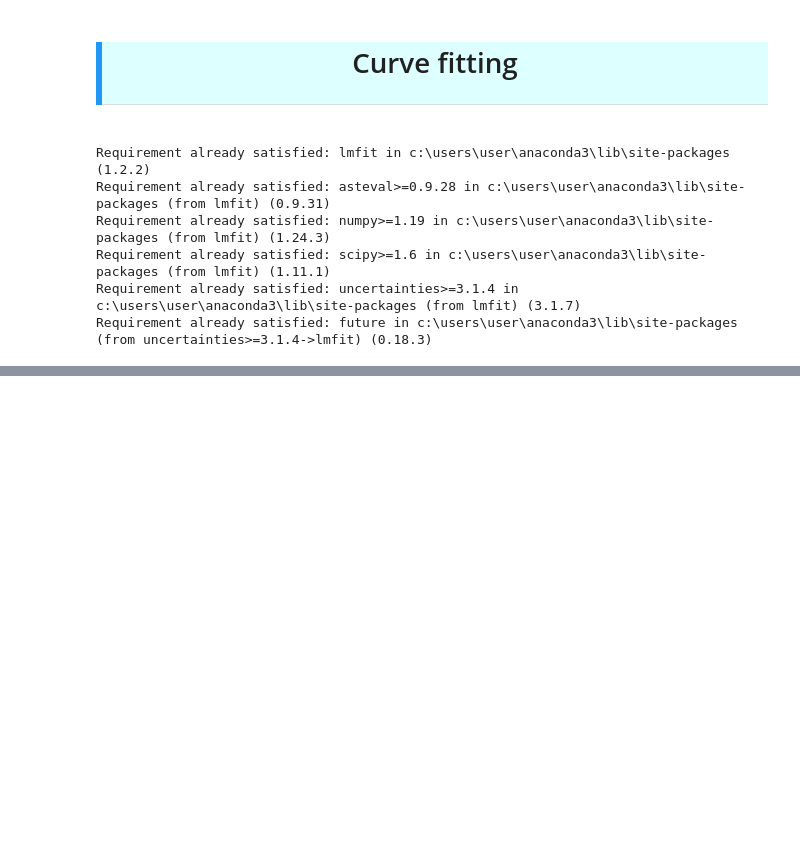
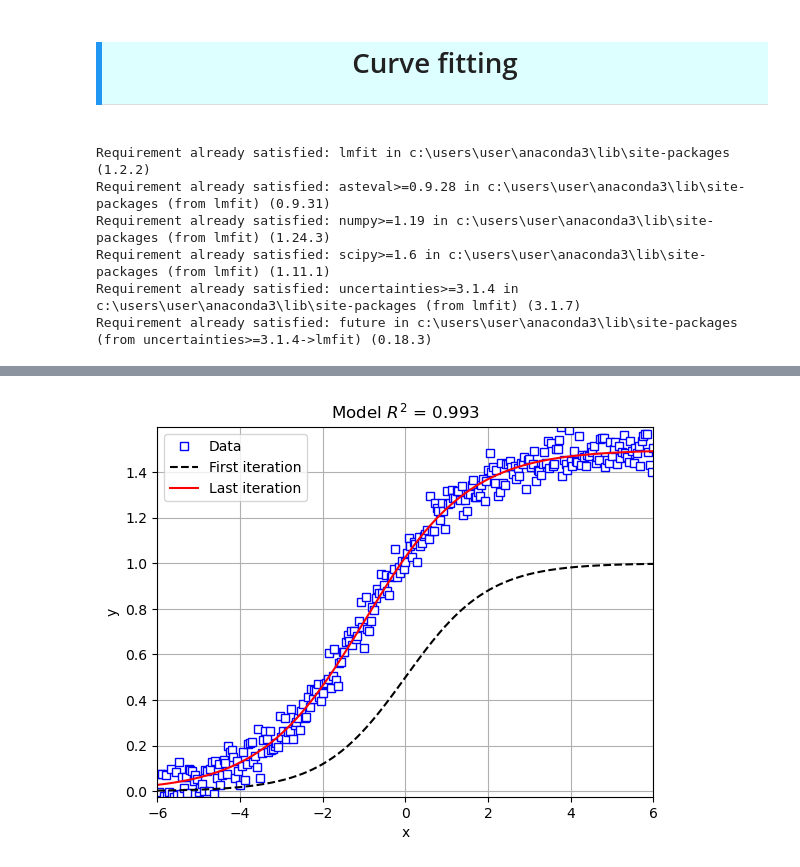
Before and after one commit to szalai-istvan/python-machine-learning, a Jupyter notebook: 02_python-scientific-projects/017_curve-fitting/curve-fitting.ipynb, the cells around one changed output, grey strips where cells are left out. Cells and saved outputs as stored; diff of their text form; code cells hidden in the pictures; blank space fills up the shorter version.

```diff
--- a/02_python-scientific-projects/017_curve-fitting/curve-fitting.ipynb
+++ b/02_python-scientific-projects/017_curve-fitting/curve-fitting.ipynb
@@ -126,0 +174,16 @@ result.plot();
+# %%
+rSquared = np.corrcoef(y, result.best_fit)[0][1]**2 # correlation between data and the model
+
+plt.plot(x, y, 'bs', markerfacecolor='w', label='Data')
+plt.plot(x, result.init_fit, 'k--', label='First iteration')
+plt.plot(x, result.best_fit, 'r', label='Last iteration')
+plt.xlim(x[[0,-1]])
+plt.ylim([np.min(y), np.max(y)])
+plt.xlabel('x')
+plt.ylabel('y')
+plt.title('Model $R^2$ = %.3f'%rSquared)
+plt.grid()
+plt.legend()
+plt.show()
+# %% [output]
+[figure, added]
```
Also changed, not shown: parts of 11 cells of this notebook.
